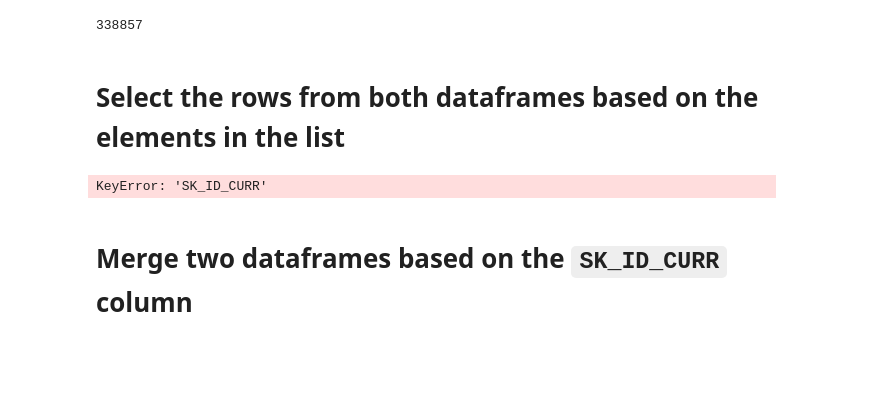
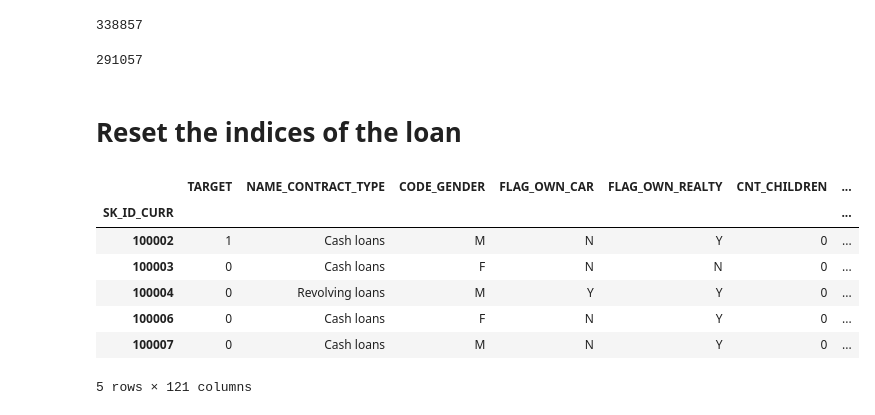
Before and after one commit to abhi18av/creditsEDACaseStudy, a Jupyter notebook: notebooks/scratch.ipynb, the cells around one changed output. Cells and saved outputs as stored; diff of their text form; code cells hidden in the pictures; blank space fills up the shorter version.

```diff
--- a/notebooks/scratch.ipynb
+++ b/notebooks/scratch.ipynb
@@ -97,14 +93,24 @@ len(set_application_data)
 len(set_previous_application)
 # %% [output]
 338857
-# %% [markdown]
-
-# Select the rows from both dataframes based on the elements in the list
+# %%
+
+len(list_of_common_loan_ids)
+# %% [output]
+291057
+# %% [markdown]
+
+# Reset the indices of the loan
 # %%
 
-#list_of_common_loan_ids[:5]
-application_data.loc["SK_ID_CURR"]
+df1 = application_data.set_index("SK_ID_CURR")
+df1.head()
 # %% [output]
+|  | TARGET | NAME_CONTRACT_TYPE | CODE_GENDER | FLAG_OWN_CAR | FLAG_OWN_REALTY | CNT_CHILDREN | ... |
+| SK_ID_CURR |  |  |  |  |  |  | ... |
+| 100002 | 1 | Cash loans | M | N | Y | 0 | ... |
+| 100003 | 0 | Cash loans | F | N | N | 0 | ... |
+| 100004 | 0 | Revolving loans | M | Y | Y | 0 | ... |
+| 100006 | 0 | Cash loans | F | N | Y | 0 | ... |
+| 100007 | 0 | Cash loans | M | N | Y | 0 | ... |
-KeyError: 'SK_ID_CURR'
+5 rows × 121 columns
-# %% [markdown]
-# Merge two dataframes based on the `SK_ID_CURR` column
```
Also changed, not shown: parts of 21 cells of this notebook, 5 other files.
